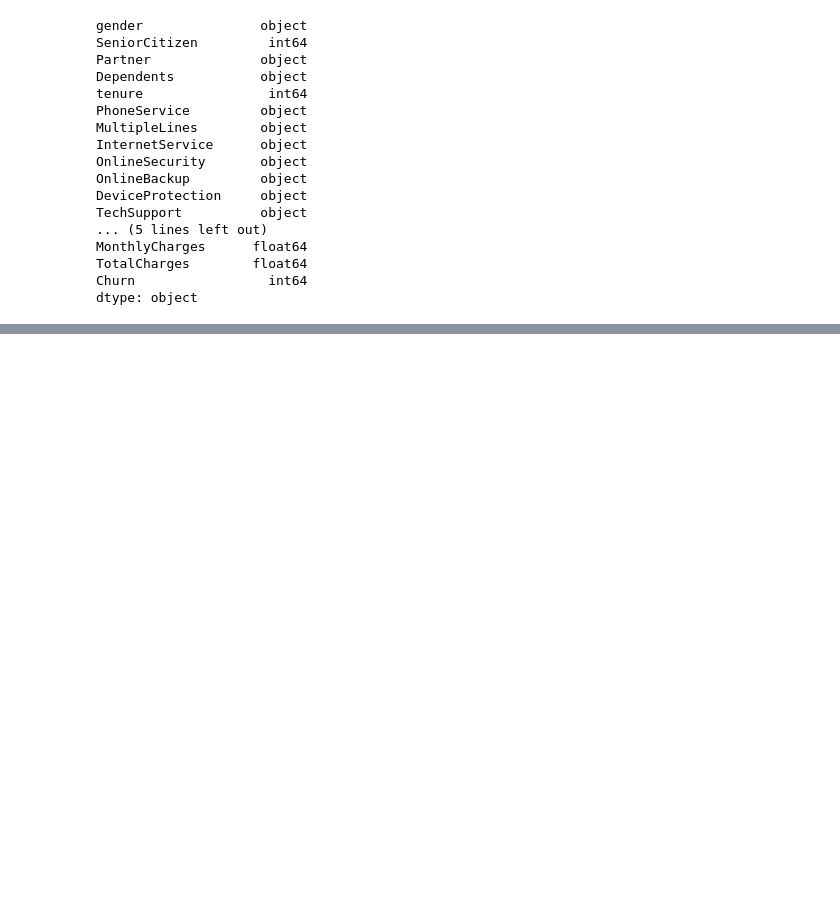
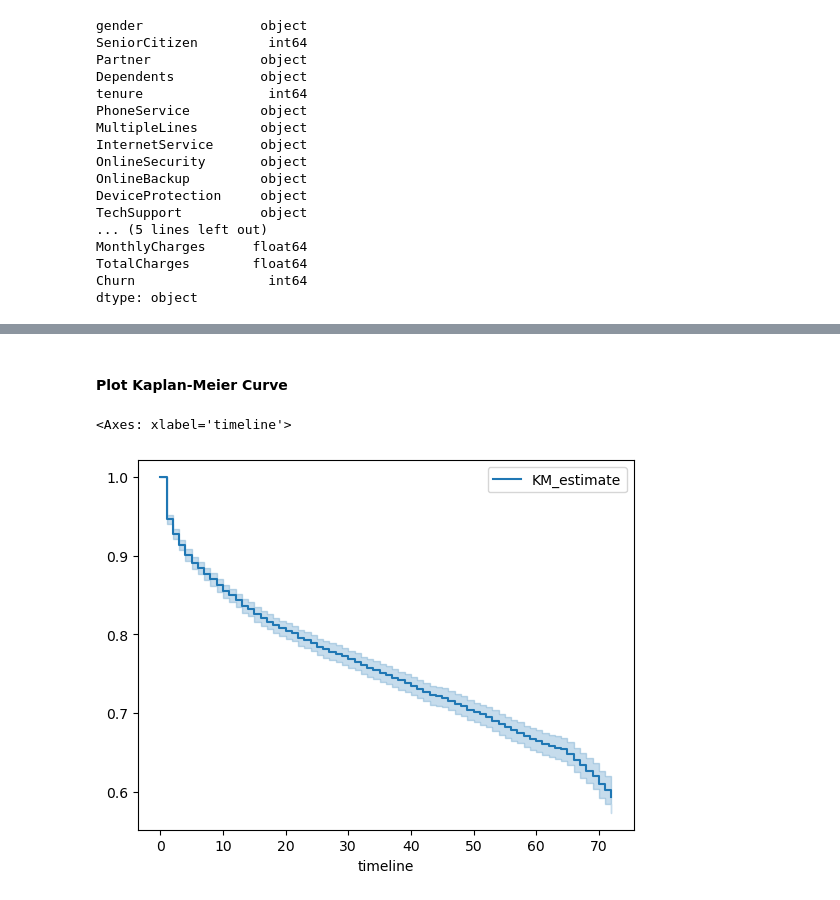
Before and after one commit to DerekHickey6/ml-mini-projects, a Jupyter notebook: customer-survival-analysis/notebooks/survival_analysis.ipynb, the cells around one changed output, grey strips where cells are left out. Drawn from its saved outputs; the diff is of its cells as text; code cells hidden in the pictures; blank space fills up the shorter version.

Commit message:
implement and plot Kaplan-MeierFitter in notebooks

```diff
--- a/customer-survival-analysis/notebooks/survival_analysis.ipynb
+++ b/customer-survival-analysis/notebooks/survival_analysis.ipynb
@@ -105,0 +111,5 @@ dtype: object
+# %%
+from src.preprocessing import encode_columns
+df = encode_columns(df)
+
+df
@@ -105,0 +155,12 @@ dtype: object
+# %% [markdown]
+#### Plot **Kaplan-Meier Curve**
+# %%
+from lifelines import KaplanMeierFitter
+kmf = KaplanMeierFitter()
+
+# Fit and plot
+kmf.fit(durations=df['tenure'], event_observed=df['Churn'])
+kmf.plot_survival_function()
+# %% [output]
+<Axes: xlabel='timeline'>
+[figure, added]
```
Also changed, not shown: parts of 5 cells of this notebook, 1 other file.
